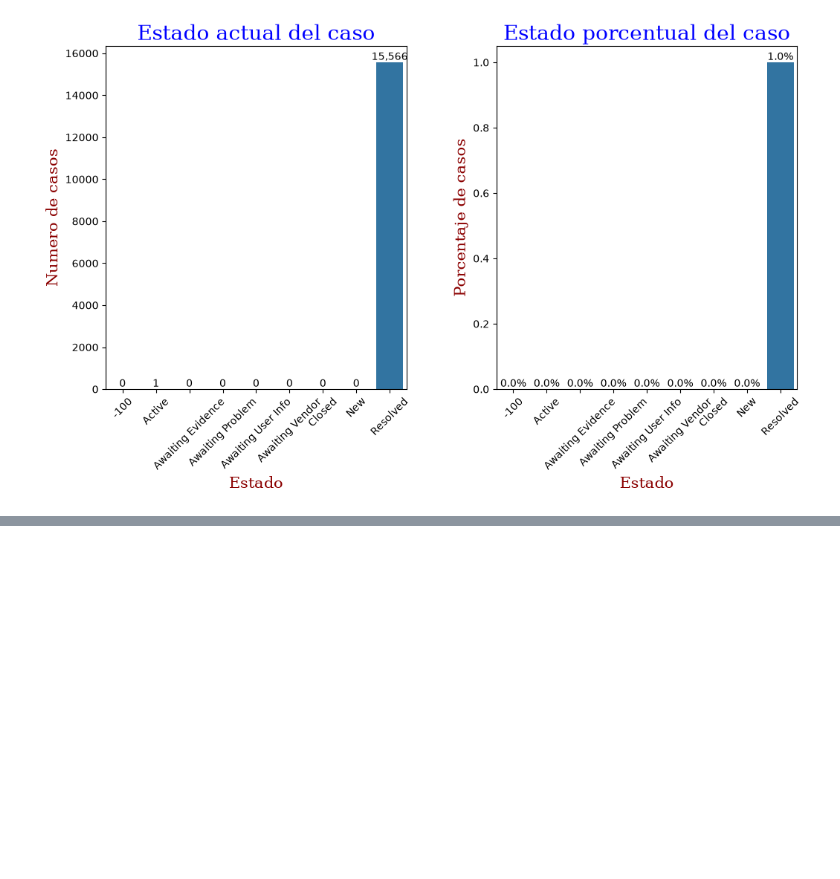
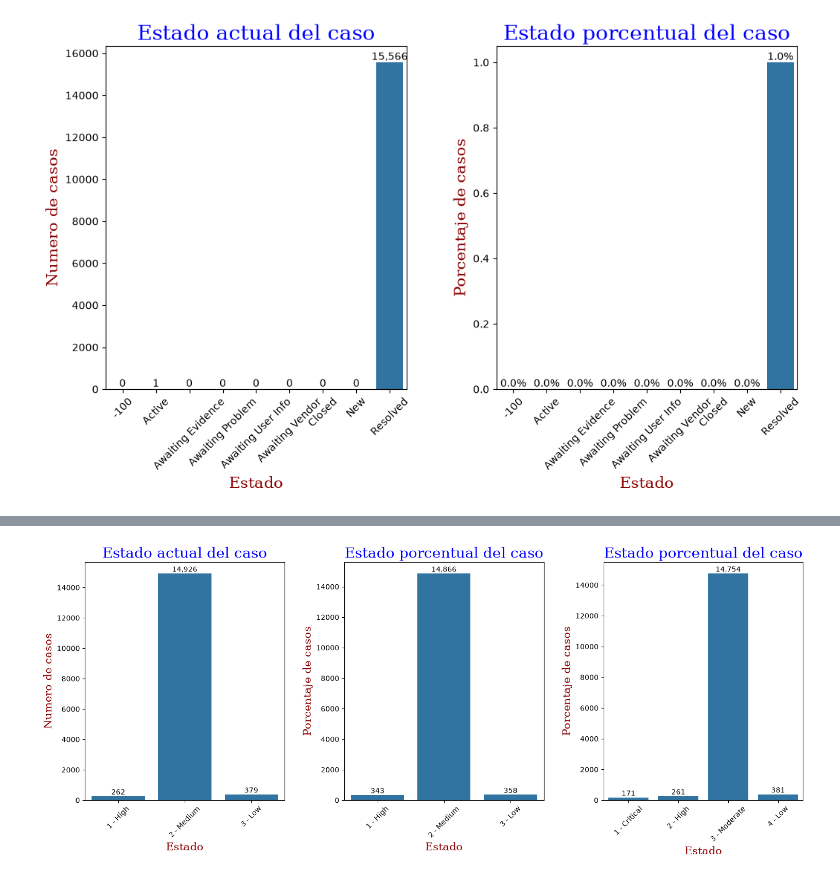
Before and after one commit to FoxJaeger007/ERP-Support-Operations-Dashboard, a Jupyter notebook: Notebooks/ERP_Incident_Analysis.ipynb, the cells around one changed output, grey strips where cells are left out. Cells and saved outputs as stored; diff of their text form; code cells hidden in the pictures; blank space fills up the shorter version.

```diff
--- a/Notebooks/ERP_Incident_Analysis.ipynb
+++ b/Notebooks/ERP_Incident_Analysis.ipynb
@@ -741,0 +783,9 @@ Text(0, 0.5, 'Porcentaje de casos')
+# %%
+df_last_priority = df_analysis[["number","impact","urgency","priority"]][df_analysis["active"]==True].loc[
+    df_analysis[df_analysis["active"]==True].groupby("number")["sys_mod_count"].idxmax()] #se encuentra el ultimo dato de acuerdo a sys_mod_count
+
+df_last_pri_impact_co = df_last_priority["impact"].value_counts().reset_index()
+df_last_pri_urgency_co = df_last_priority["urgency"].value_counts().reset_index()
+df_last_pri_priority_co = df_last_priority["priority"].value_counts().reset_index()
+#df_last_priority_co_norm = df_last_state["incident_state"].value_counts(normalize=True).reset_index()
+df_last_pri_urgency_co
@@ -741,0 +797,75 @@ Text(0, 0.5, 'Porcentaje de casos')
+# %%
+# Grafico de Barras para mostrar el estado actual de los casos
+
+
+plt.figure(figsize=(18,6))                                      #indica tamaño de la figura
+
+plt.subplots_adjust(
+    wspace=0.3,
+    hspace=0.3
+)
+
+# Grafico nominal impacto
+plt.subplot(1,3,1)						#indica la altura, el ancho de los subplot, y el tercero es la ubicacion
+
+
+ax = sns.barplot(						#Grafico de barras
+    data=df_last_pri_impact_co,						#Data frame
+    x="impact",						#Refiere al eje X
+    y="count"							#Refiere al eje Y
+)
+
+ax.bar_label(ax.containers[0],					#Valor del grafico
+    fmt='{:,.0f}')						#Formato de los valores
+
+font1 = {'family':'serif','color':'blue','size':20}             #Diccionario para personalizador de label
+font2 = {'family':'serif','color':'darkred','size':15}          #Diccionario para personalizador de label
+
+plt.title("Estado actual del caso", fontdict = font1)                   #Titulo del Grafico
+plt.xlabel("Estado", fontdict = font2)                             #Titulo en X
+plt.xticks(rotation=45)
+plt.ylabel("Numero de casos", fontdict = font2)                         #Titulo en Y
+
+#Grafico nominal urgencia
+plt.subplot(1,3,2)						#indica la altura, el ancho de los subplot, y el tercero es la ubicacion
+
+
+ax = sns.barplot(						#Grafico de barras
+    data=df_last_pri_urgency_co,						#Data frame
+    x="urgency",						#Refiere al eje X
+    y="count"							#Refiere al eje Y
+)
+
+ax.bar_label(ax.containers[0],					#Valor del grafico
+    fmt='{:,.0f}')						#Formato de los valores
+
+font1 = {'family':'serif','color':'blue','size':20}             #Diccionario para personalizador de label
+font2 = {'family':'serif','color':'darkred','size':15}          #Diccionario para personalizador de label
+
+plt.title("Estado porcentual del caso", fontdict = font1)                   #Titulo del Grafico
+plt.xlabel("Estado", fontdict = font2)                             #Titulo en X
+plt.xticks(rotation=45)
+plt.ylabel("Porcentaje de casos", fontdict = font2)                         #Titulo en Y
+
+
+#Grafico nominal prioridad
+plt.subplot(1,3,3)						#indica la altura, el ancho de los subplot, y el tercero es la ubicacion
+
+
+ax = sns.barplot(						#Grafico de barras
+    data=df_last_pri_priority_co,						#Data frame
+    x="priority",						#Refiere al eje X
+    y="count"							#Refiere al eje Y
+)
+
+ax.bar_label(ax.containers[0],					#Valor del grafico
+    fmt='{:,.0f}')						#Formato de los valores
+
+font1 = {'family':'serif','color':'blue','size':20}             #Diccionario para personalizador de label
+font2 = {'family':'serif','color':'darkred','size':15}          #Diccionario para personalizador de label
+
+plt.title("Estado porcentual del caso", fontdict = font1)                   #Titulo del Grafico
+plt.xlabel("Estado", fontdict = font2)                             #Titulo en X
+plt.xticks(rotation=45)
+plt.ylabel("Porcentaje de casos", fontdict = font2)                         #Titulo en Y
+# %% [output]
@@ -741,0 +873 @@ Text(0, 0.5, 'Porcentaje de casos')
+[figure, added]
```
Also changed, not shown: parts of 15 cells of this notebook, 1 other file.
